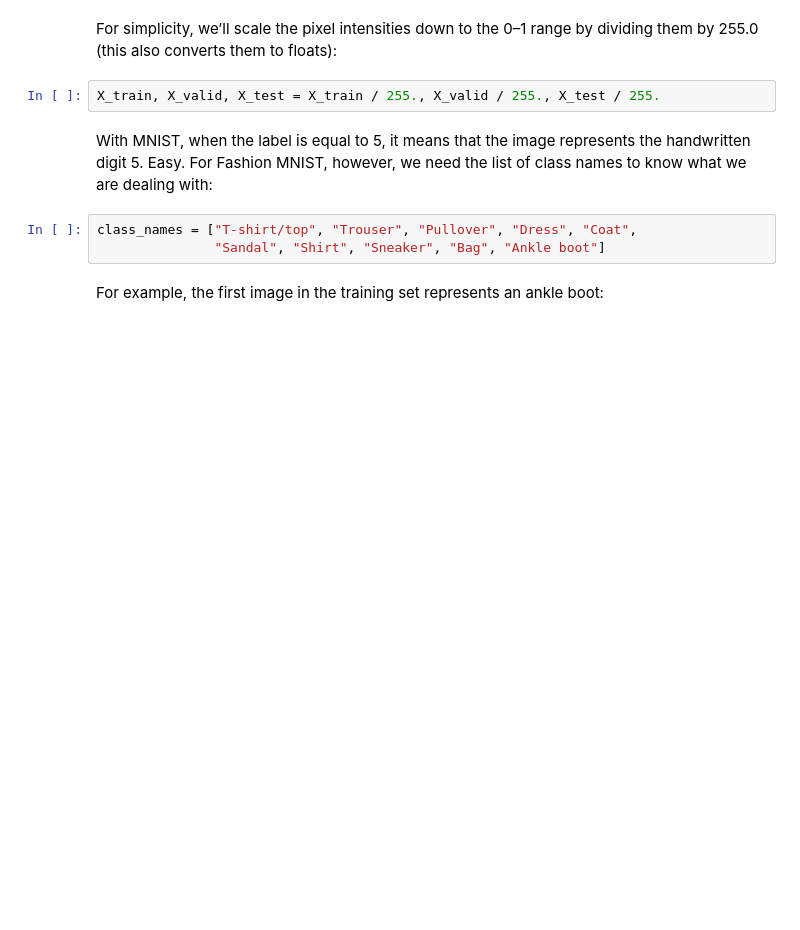
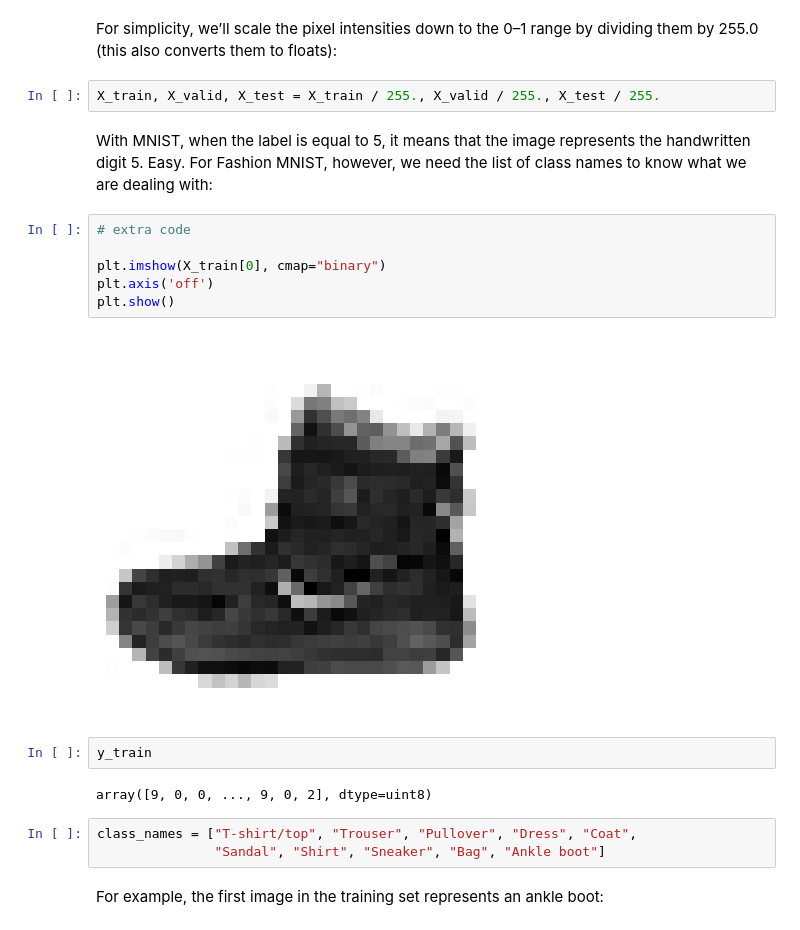
Before and after one commit to Ismaril/training, a Jupyter notebook: AI/ML_DL_book/10_neural_nets_with_keras.ipynb, the cells around one changed output. Drawn from its saved outputs; the diff is of its cells as text; blank space fills up the shorter version.

```diff
--- a/AI/ML_DL_book/10_neural_nets_with_keras.ipynb
+++ b/AI/ML_DL_book/10_neural_nets_with_keras.ipynb
@@ -294,6 +433,18 @@ For simplicity, we’ll scale the pixel intensities down to the 0–1 range by d
 X_train, X_valid, X_test = X_train / 255., X_valid / 255., X_test / 255.
 # %% [markdown]
 With MNIST, when the label is equal to 5, it means that the image represents the handwritten digit 5. Easy. For Fashion MNIST, however, we need the list of class names to know what we are dealing with:
+# %%
+# extra code
+
+plt.imshow(X_train[0], cmap="binary")
+plt.axis('off')
+plt.show()
+# %% [output]
+[figure, added]
+# %%
+y_train
+# %% [output]
+array([9, 0, 0, ..., 9, 0, 2], dtype=uint8)
 # %%
 class_names = ["T-shirt/top", "Trouser", "Pullover", "Dress", "Coat",
                "Sandal", "Shirt", "Sneaker", "Bag", "Ankle boot"]
```
Also changed, not shown: parts of 134 cells of this notebook.
